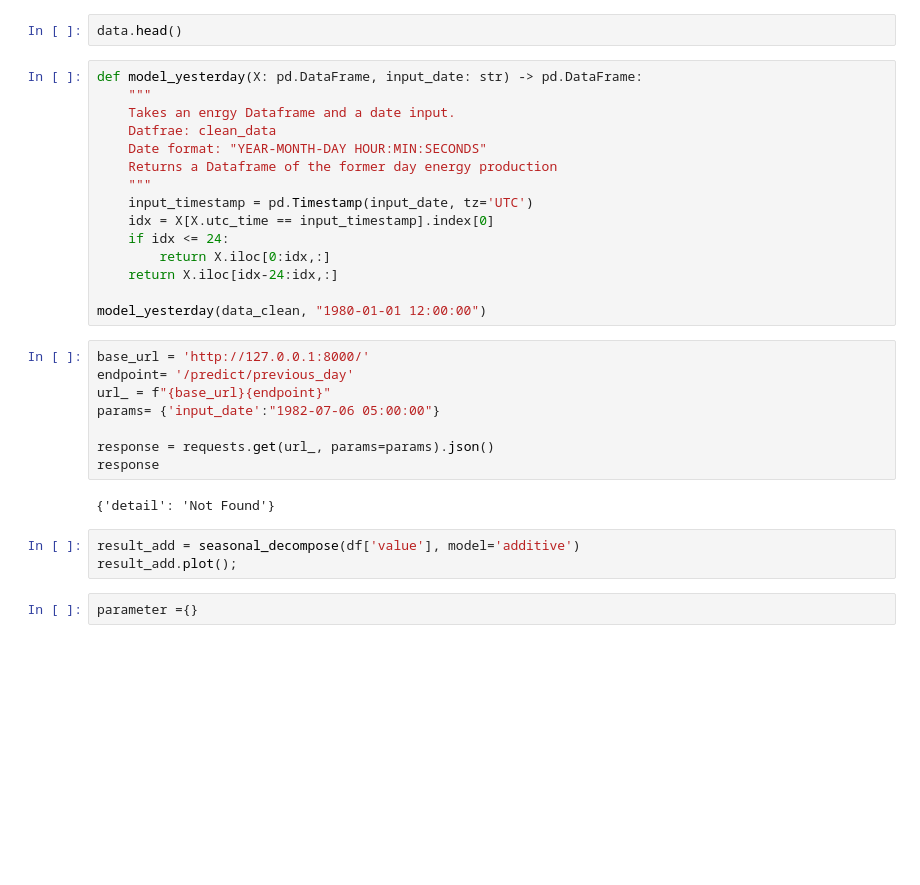
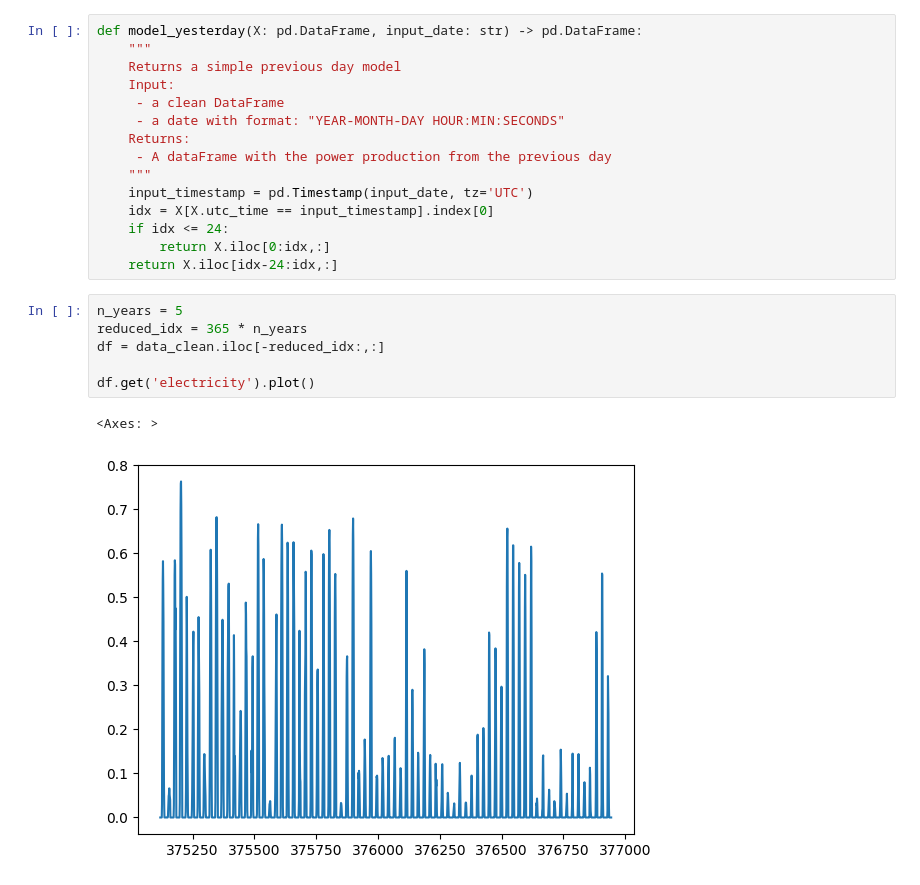
Before and after one commit to jerome-roeser/advanced-power-forecast, a Jupyter notebook: notebooks/jerome_working_notebook.ipynb, the cells around one changed output. Drawn from its saved outputs; the diff is of its cells as text; blank space fills up the shorter version.

Commit message:
start evaluating model

```diff
--- a/notebooks/jerome_working_notebook.ipynb
+++ b/notebooks/jerome_working_notebook.ipynb
@@ -117,32 +15,24 @@ predict_previous_value('1982-07-06 05:00:00')
-# %%
-data.head()
 # %%
 def model_yesterday(X: pd.DataFrame, input_date: str) -> pd.DataFrame:
     """
-    Takes an enrgy Dataframe and a date input.
-    Datfrae: clean_data
-    Date format: "YEAR-MONTH-DAY HOUR:MIN:SECONDS"
-    Returns a Dataframe of the former day energy production
+    Returns a simple previous day model
+    Input:
+     - a clean DataFrame
+     - a date with format: "YEAR-MONTH-DAY HOUR:MIN:SECONDS"
+    Returns:
+     - A dataFrame with the power production from the previous day
     """
     input_timestamp = pd.Timestamp(input_date, tz='UTC')
     idx = X[X.utc_time == input_timestamp].index[0]
     if idx <= 24:
         return X.iloc[0:idx,:]
     return X.iloc[idx-24:idx,:]
-
-model_yesterday(data_clean, "1980-01-01 12:00:00")
-# %%
-base_url = 'http://127.0.0.1:8000/'
-endpoint= '/predict/previous_day'
-url_ = f"{base_url}{endpoint}"
-params= {'input_date':"1982-07-06 05:00:00"}
-
-response = requests.get(url_, params=params).json()
-response
-# %% [output]
-{'detail': 'Not Found'}
-# %%
-result_add = seasonal_decompose(df['value'], model='additive')
-result_add.plot();
-# %%
-parameter ={}
+# %%
+n_years = 5
+reduced_idx = 365 * n_years
+df = data_clean.iloc[-reduced_idx:,:]
+
+df.get('electricity').plot()
+# %% [output]
+<Axes: >
+[figure, added]
```
Also changed, not shown: parts of 8 cells of this notebook.
